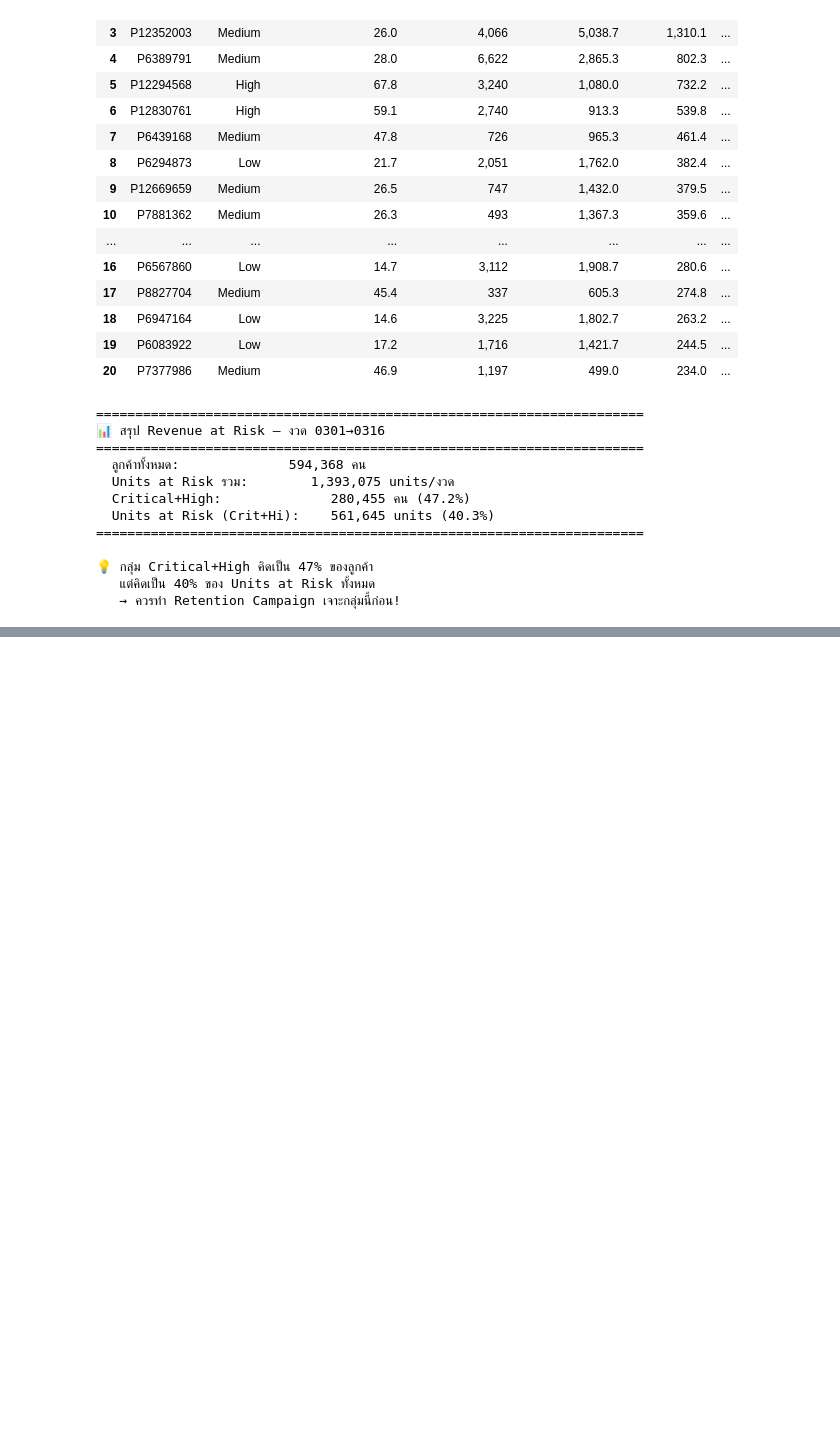
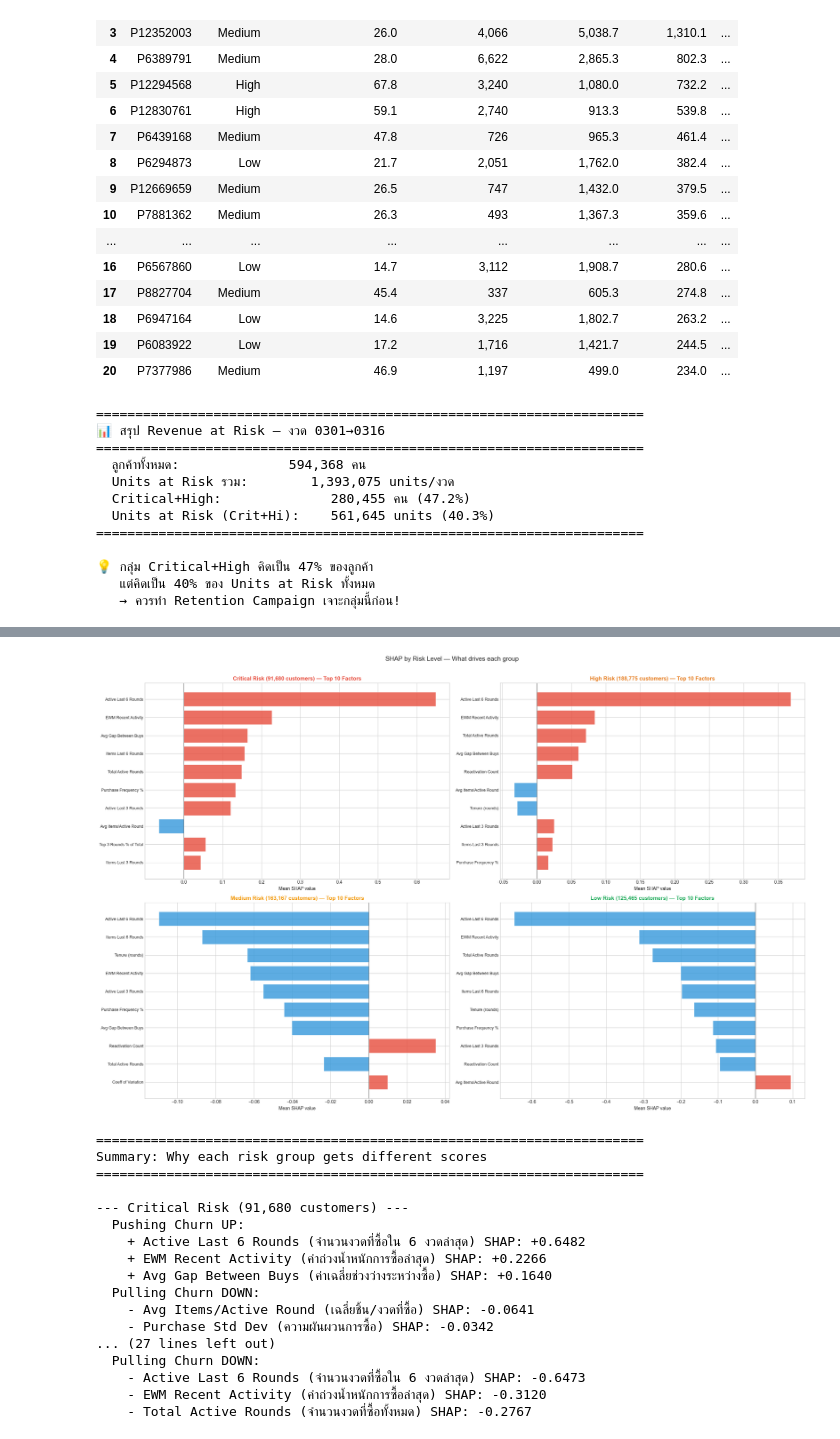
Before and after one commit to natpaphonn-ctrl/ChurnCustomer, a Jupyter notebook: Churn_Analysis.ipynb, the cells around one changed output, grey strips where cells are left out. Saved outputs shown, nothing was run; the diff lists cells and outputs as text; code cells hidden in the pictures; blank space fills up the shorter version.

```diff
--- a/Churn_Analysis.ipynb
+++ b/Churn_Analysis.ipynb
@@ -2590,0 +2830,76 @@ print(f"   → ควรทำ Retention Campaign เจาะกลุ่มน
+# %%
+# === SHAP by Risk Level — แต่ละกลุ่มมีปัจจัยอะไรต่างกัน ===
+
+fig, axes = plt.subplots(2, 2, figsize=(22, 14))
+level_colors_map = {'Critical': '#E74C3C', 'High': '#E67E22', 'Medium': '#F39C12', 'Low': '#27AE60'}
+
+for ax, level in zip(axes.flat, ['Critical', 'High', 'Medium', 'Low']):
+    mask = (output_pred['risk_level'] == level).values
+    shap_level = shap_churn[mask]
+    mean_shap = shap_level.mean(axis=0)
+    top_idx = np.argsort(np.abs(mean_shap))[-10:][::-1]
+
+    feats = [feature_cols[i] for i in top_idx]
+    vals = mean_shap[top_idx]
+    colors = ['#E74C3C' if v > 0 else '#3498DB' for v in vals]
+    labels = [feature_label.get(f, f) for f in feats]
+
+    ax.barh(range(len(vals)), vals, color=colors, edgecolor='white', alpha=0.8)
+    ax.set_yticks(range(len(vals)))
+    ax.set_yticklabels(labels, fontsize=9)
+    ax.axvline(0, color='black', linewidth=0.5)
+    ax.set_xlabel('Mean SHAP value')
+    count = mask.sum()
+    ax.set_title(f'{level} Risk ({count:,} customers) — Top 10 Factors',
+                 fontsize=12, color=level_colors_map[level], fontweight='bold')
+    ax.invert_yaxis()
+
+plt.suptitle('SHAP by Risk Level — What drives each group', fontsize=14, y=1.01)
+plt.tight_layout()
+plt.savefig('charts/shap_by_risk_level.png', dpi=150, bbox_inches='tight')
+plt.show()
+
+# Summary text with Thai hints
+print("\n" + "="*70)
+print("Summary: Why each risk group gets different scores")
+print("="*70)
+for level in ['Critical', 'High', 'Medium', 'Low']:
+    mask = (output_pred['risk_level'] == level).values
+    shap_level = shap_churn[mask]
+    mean_shap = shap_level.mean(axis=0)
+
+    top_push = np.argsort(mean_shap)[-3:][::-1]
+    top_pull = np.argsort(mean_shap)[:3]
+
+    print(f"\n--- {level} Risk ({mask.sum():,} customers) ---")
+    print(f"  Pushing Churn UP:")
+    for i in top_push:
+        if mean_shap[i] > 0:
+            en = feature_label.get(feature_cols[i], feature_cols[i])
+            th = feature_name_th.get(feature_cols[i], '')
+            print(f"    + {en} ({th}) SHAP: {mean_shap[i]:+.4f}")
+    print(f"  Pulling Churn DOWN:")
+    for i in top_pull:
+        if mean_shap[i] < 0:
+            en = feature_label.get(feature_cols[i], feature_cols[i])
+            th = feature_name_th.get(feature_cols[i], '')
+            print(f"    - {en} ({th}) SHAP: {mean_shap[i]:+.4f}")
+# %% [output]
+[figure, added]
+======================================================================
+Summary: Why each risk group gets different scores
+======================================================================
+
+--- Critical Risk (91,680 customers) ---
+  Pushing Churn UP:
+    + Active Last 6 Rounds (จำนวนงวดที่ซื้อใน 6 งวดล่าสุด) SHAP: +0.6482
+    + EWM Recent Activity (ค่าถ่วงน้ำหนักการซื้อล่าสุด) SHAP: +0.2266
+    + Avg Gap Between Buys (ค่าเฉลี่ยช่วงว่างระหว่างซื้อ) SHAP: +0.1640
+  Pulling Churn DOWN:
+    - Avg Items/Active Round (เฉลี่ยชิ้น/งวดที่ซื้อ) SHAP: -0.0641
+    - Purchase Std Dev (ความผันผวนการซื้อ) SHAP: -0.0342
+... (27 lines left out)
+  Pulling Churn DOWN:
+    - Active Last 6 Rounds (จำนวนงวดที่ซื้อใน 6 งวดล่าสุด) SHAP: -0.6473
+    - EWM Recent Activity (ค่าถ่วงน้ำหนักการซื้อล่าสุด) SHAP: -0.3120
+    - Total Active Rounds (จำนวนงวดที่ซื้อทั้งหมด) SHAP: -0.2767
```
Also changed, not shown: parts of 15 cells of this notebook, 5 other files.
